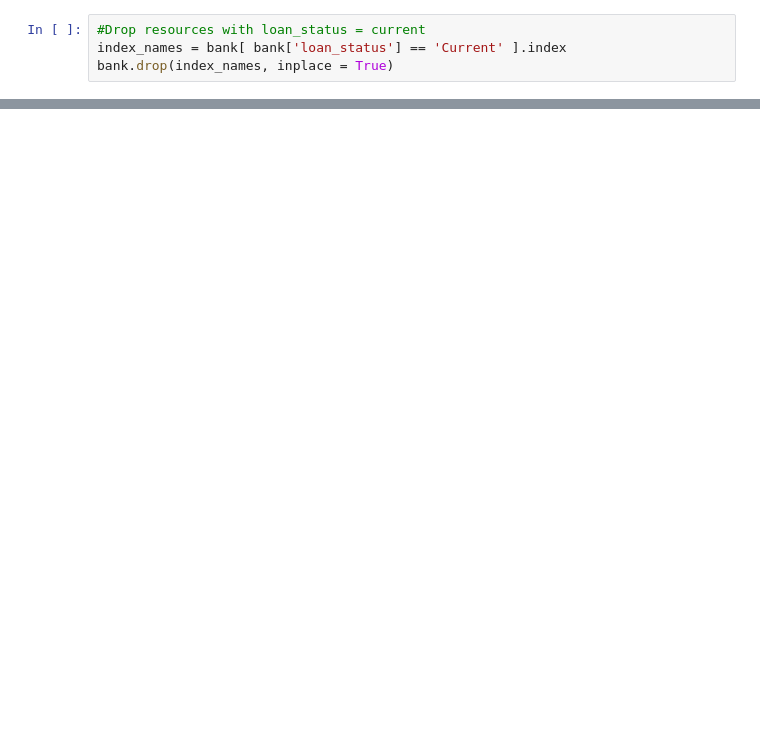
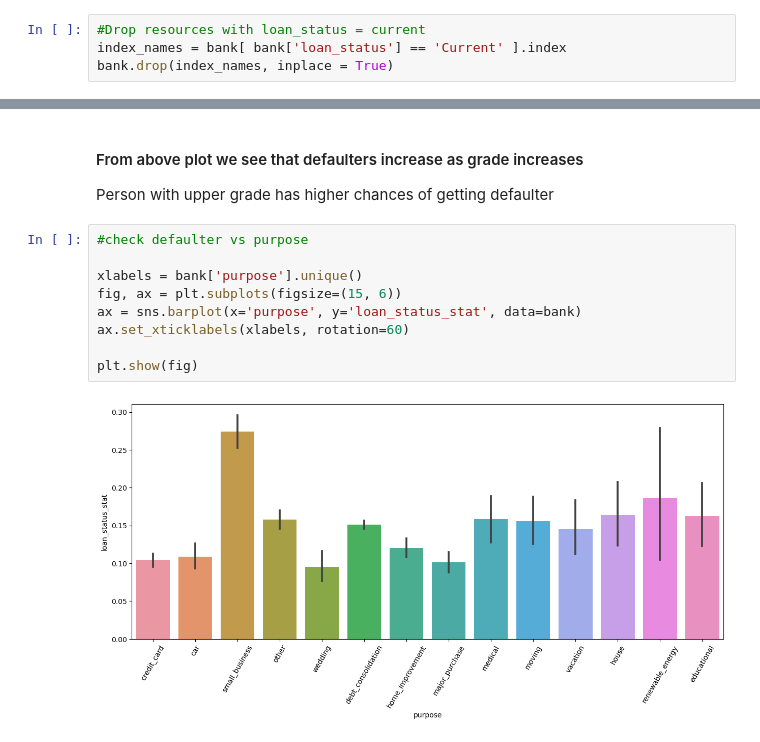
Before and after one commit to PravinGorlewar/Loan_Defaulter_Analysis_CaseStudyStudy, a Jupyter notebook: LoanCaseStudy.ipynb, the cells around one changed output, grey strips where cells are left out. Drawn from its saved outputs; the diff is of its cells as text; blank space fills up the shorter version.

```diff
--- a/LoanCaseStudy.ipynb
+++ b/LoanCaseStudy.ipynb
@@ -143,0 +249,15 @@ bank.boxplot('annual_inc')
+# %% [markdown]
+#### From above plot we see that defaulters increase as grade increases
+
+Person with upper grade has higher chances of getting defaulter
+# %%
+#check defaulter vs purpose
+
+xlabels = bank['purpose'].unique()
+fig, ax = plt.subplots(figsize=(15, 6))
+ax = sns.barplot(x='purpose', y='loan_status_stat', data=bank)
+ax.set_xticklabels(xlabels, rotation=60)
+
+plt.show(fig)
+# %% [output]
+[figure, added]
```
Also changed, not shown: parts of 36 cells of this notebook.
